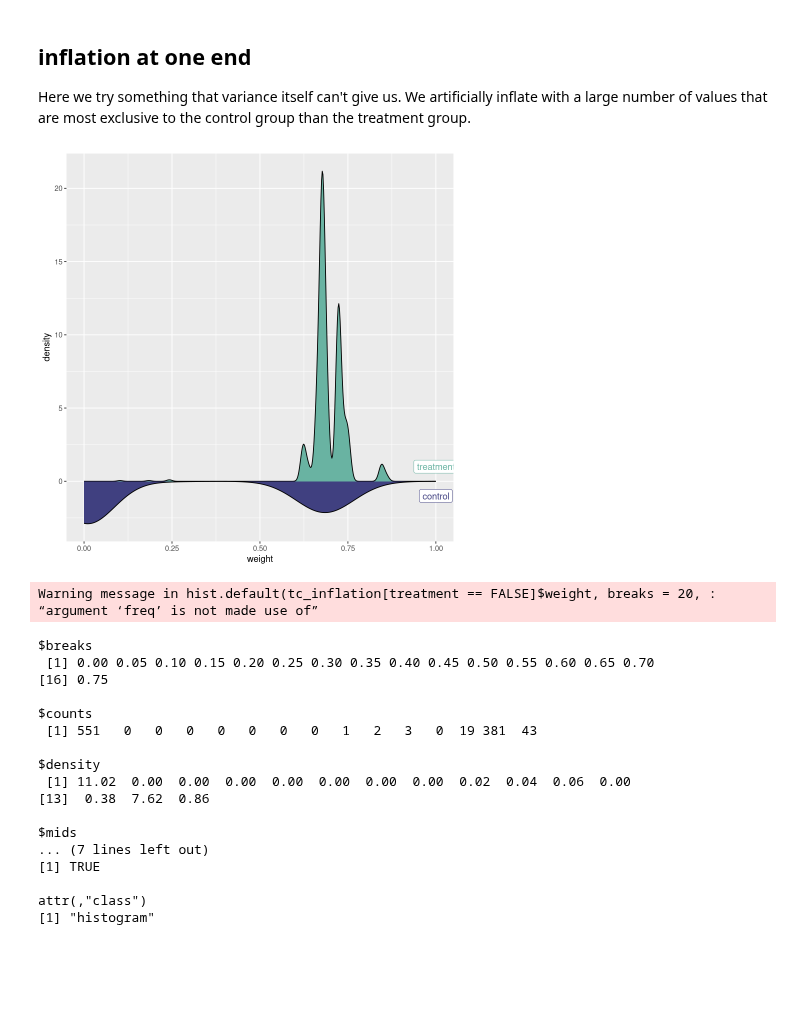
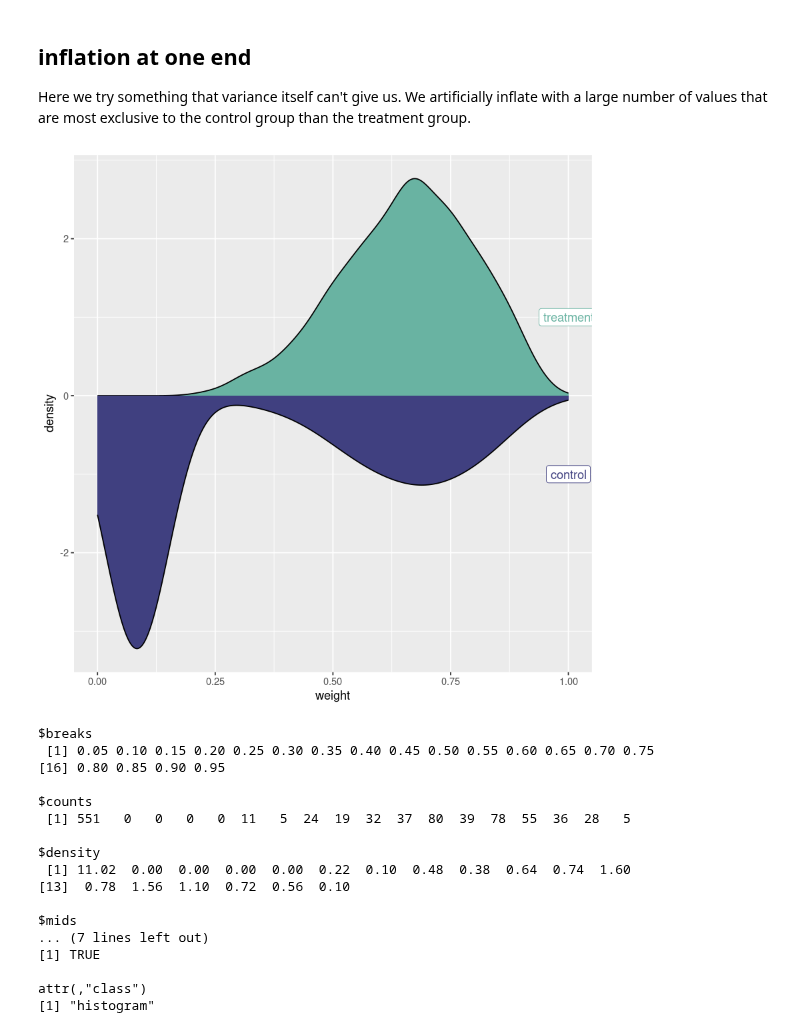
Before and after one commit to lsilvest/notes_and_stuff, a Jupyter notebook: propensity_weighting.ipynb, the cells around one changed output. Drawn from its saved outputs; the diff is of its cells as text; code cells hidden in the pictures; blank space fills up the shorter version.

```diff
--- a/propensity_weighting.ipynb
+++ b/propensity_weighting.ipynb
@@ -1053,36 +942,34 @@ Here we try something that variance itself can't give us. We artificially inflat
 # %%
 tc_inflation <- data.table(x=c(rpois(N, 20), rpois(N, 20)),
                                 treatment=c(rep(FALSE, N), rep(TRUE, N)))
 tc_inflation[0:(N/20), x := 0]
 tc_inflation[N:(N - N/2), x := 0]
-model_inflation <- SumStat(treatment ~ x, data=tc_inflation, method="gbm")
+model_inflation <- SumStat(treatment ~ x, data=tc_inflation)
 mirror_plot(tc_inflation, model_inflation)
 # %% [output]
-[figure, old version]
+[figure, new version]
 # %%
 tc_inflation[, weight := model_inflation$propensity[, 2]]
 
-hist(tc_inflation[treatment==FALSE]$weight, breaks=20, plot=FALSE, freq=FALSE)
+hist(tc_inflation[treatment==FALSE]$weight, breaks=20, plot=FALSE)
 # %% [output]
-Warning message in hist.default(tc_inflation[treatment == FALSE]$weight, breaks = 20, :
-“argument ‘freq’ is not made use of”
+$breaks
+ [1] 0.05 0.10 0.15 0.20 0.25 0.30 0.35 0.40 0.45 0.50 0.55 0.60 0.65 0.70 0.75
+[16] 0.80 0.85 0.90 0.95
+
+$counts
+ [1] 551   0   0   0   0  11   5  24  19  32  37  80  39  78  55  36  28   5
+
+$density
+ [1] 11.02  0.00  0.00  0.00  0.00  0.22  0.10  0.48  0.38  0.64  0.74  1.60
+[13]  0.78  1.56  1.10  0.72  0.56  0.10
+
+$mids
+... (7 lines left out)
+[1] TRUE
+
+attr(,"class")
+[1] "histogram"
-$breaks
- [1] 0.00 0.05 0.10 0.15 0.20 0.25 0.30 0.35 0.40 0.45 0.50 0.55 0.60 0.65 0.70
-[16] 0.75
-
-$counts
- [1] 551   0   0   0   0   0   0   0   1   2   3   0  19 381  43
-
-$density
- [1] 11.02  0.00  0.00  0.00  0.00  0.00  0.00  0.00  0.02  0.04  0.06  0.00
-[13]  0.38  7.62  0.86
-
-$mids
-... (7 lines left out)
-[1] TRUE
-
-attr(,"class")
-[1] "histogram"
 # %% [markdown]
 # Bibliography
 [1] [Angrist, J. D., & Pischke, J.-S. (2008). Mostly harmless econometrics. Princeton University Press.](https://jonnyphillips.github.io/FLS6415/Class_3/Angrist%20&%20Pischke.pdf)
```
Also changed, not shown: parts of 33 cells of this notebook.
